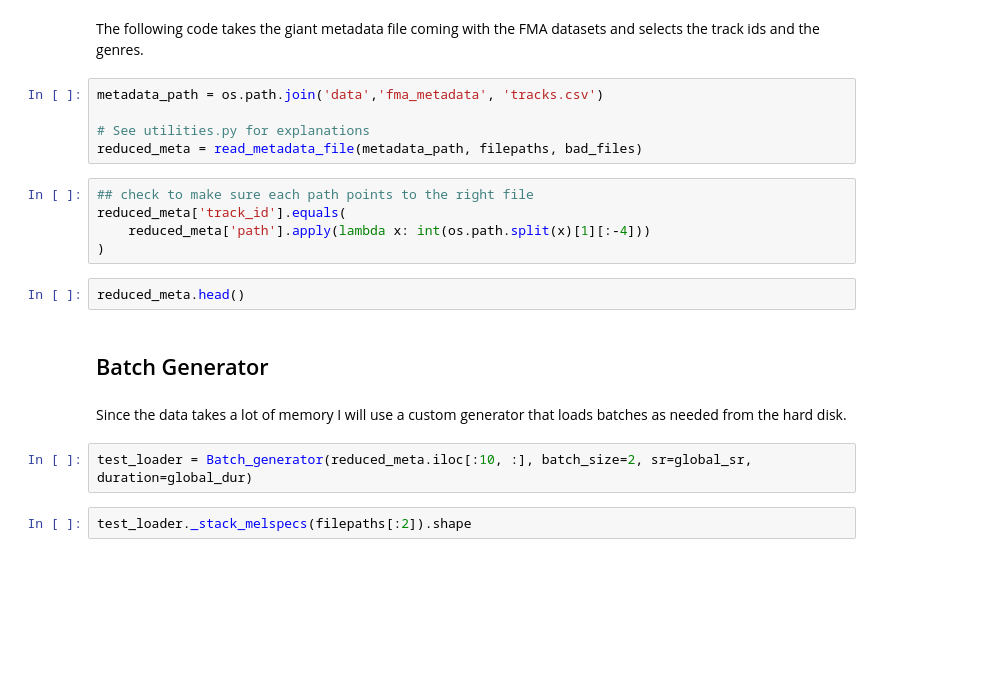
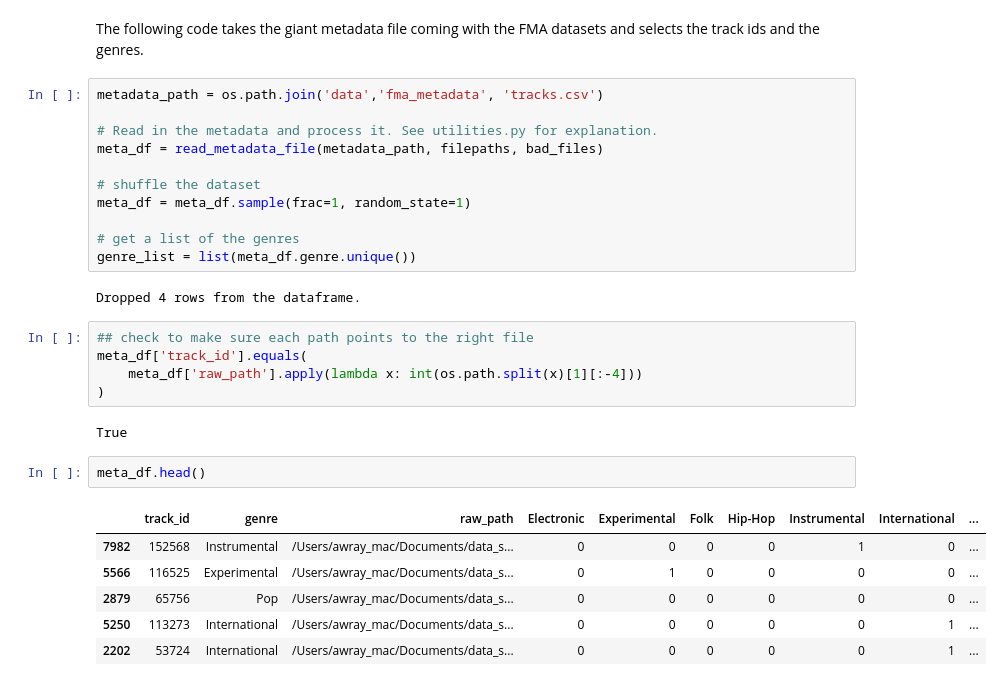
Before and after one commit to awray3/music_clf, a Jupyter notebook: tf_fma.ipynb, the cells around one changed output. Cells and saved outputs as stored; diff of their text form; blank space fills up the shorter version.

```diff
--- a/tf_fma.ipynb
+++ b/tf_fma.ipynb
@@ -111,20 +123,29 @@ the track ids and the genres.
 # %%
 metadata_path = os.path.join('data','fma_metadata', 'tracks.csv')
 
-# See utilities.py for explanations
-reduced_meta = read_metadata_file(metadata_path, filepaths, bad_files)
+# Read in the metadata and process it. See utilities.py for explanation.
+meta_df = read_metadata_file(metadata_path, filepaths, bad_files)
+
+# shuffle the dataset
+meta_df = meta_df.sample(frac=1, random_state=1)
+
+# get a list of the genres
+genre_list = list(meta_df.genre.unique())
+# %% [output]
+Dropped 4 rows from the dataframe.
 # %%
 ## check to make sure each path points to the right file
-reduced_meta['track_id'].equals(
-    reduced_meta['path'].apply(lambda x: int(os.path.split(x)[1][:-4]))
+meta_df['track_id'].equals(
+    meta_df['raw_path'].apply(lambda x: int(os.path.split(x)[1][:-4]))
 )
+# %% [output]
+True
 # %%
-reduced_meta.head()
+meta_df.head()
+# %% [output]
+|  | track_id | genre | raw_path | Electronic | Experimental | Folk | Hip-Hop | Instrumental | International | ... |
+| 7982 | 152568 | Instrumental | /Users/awray_mac/Documents/data_s... | 0 | 0 | 0 | 0 | 1 | 0 | ... |
+| 5566 | 116525 | Experimental | /Users/awray_mac/Documents/data_s... | 0 | 1 | 0 | 0 | 0 | 0 | ... |
+| 2879 | 65756 | Pop | /Users/awray_mac/Documents/data_s... | 0 | 0 | 0 | 0 | 0 | 0 | ... |
+| 5250 | 113273 | International | /Users/awray_mac/Documents/data_s... | 0 | 0 | 0 | 0 | 0 | 1 | ... |
+| 2202 | 53724 | International | /Users/awray_mac/Documents/data_s... | 0 | 0 | 0 | 0 | 0 | 1 | ... |
-# %% [markdown]
-## Batch Generator
-# %% [markdown]
-Since the data takes a lot of memory I will use a custom generator that loads batches as needed from the hard disk.
-# %%
-test_loader = Batch_generator(reduced_meta.iloc[:10, :], batch_size=2, sr=global_sr, duration=global_dur)
-# %%
-test_loader._stack_melspecs(filepaths[:2]).shape
```
Also changed, not shown: parts of 16 cells of this notebook, 1 other file.
